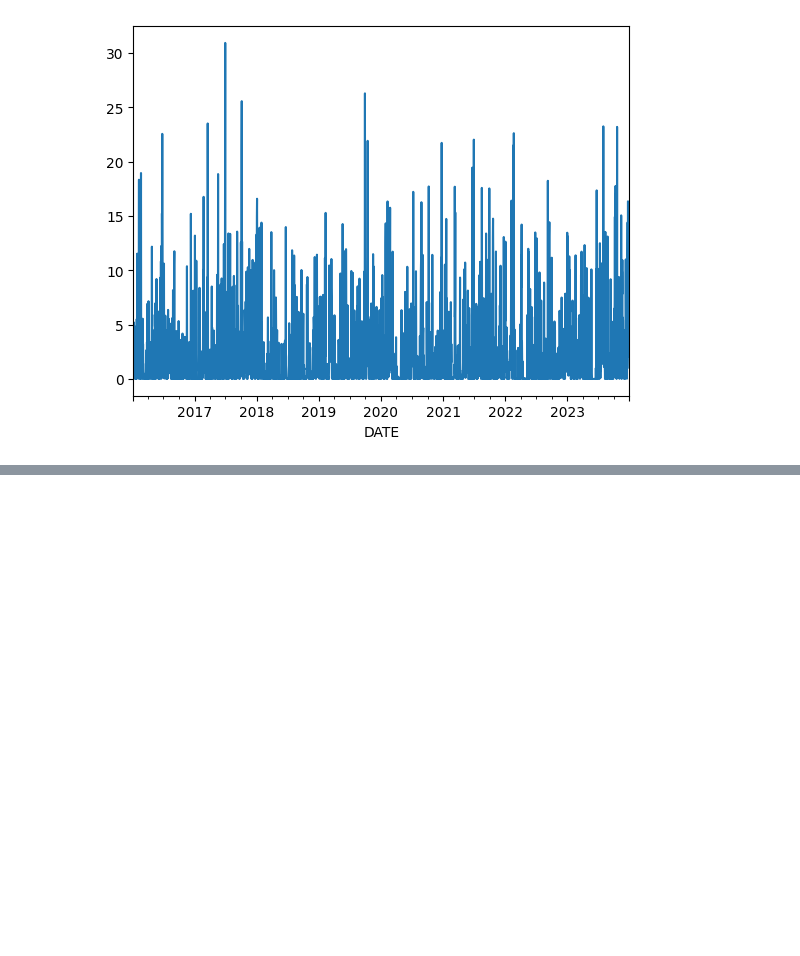
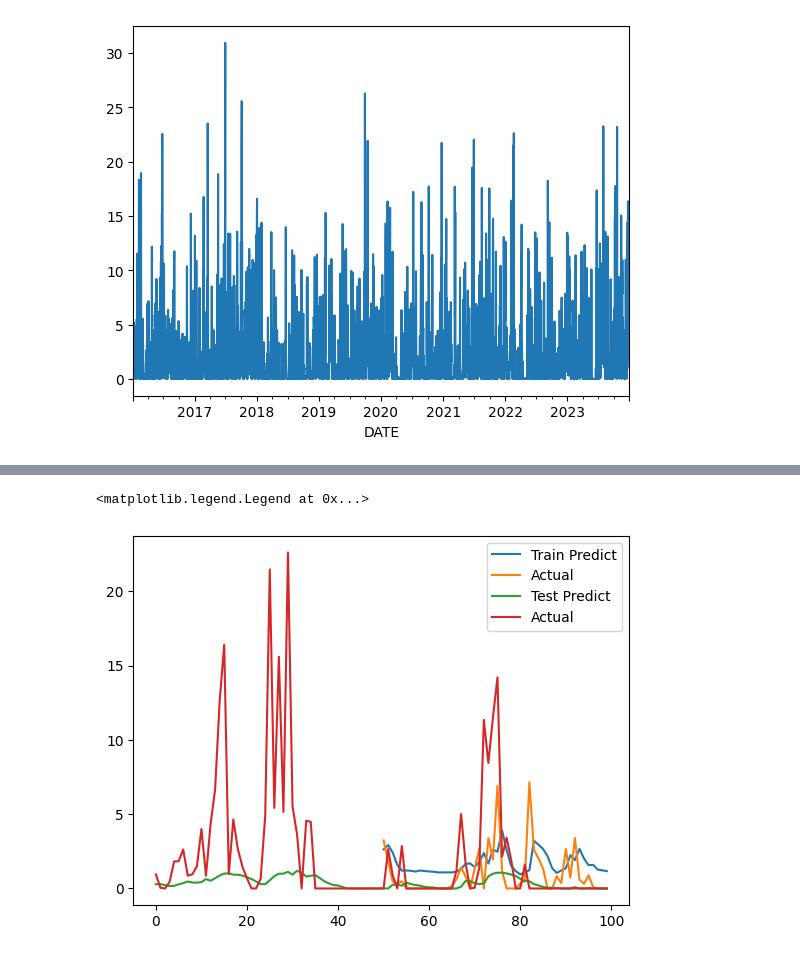
Before and after one commit to shizukuyu/machine-learning, a Jupyter notebook: germany_3.ipynb, the cells around one changed output, grey strips where cells are left out. Cells and saved outputs as stored; diff of their text form; code cells hidden in the pictures; blank space fills up the shorter version.

```diff
--- a/germany_3.ipynb
+++ b/germany_3.ipynb
@@ -720,3 +724,6 @@ result.plot()
 ### Time Series Prediction
 # %% [markdown]
 #### LSTM
+# %%
+df = pd.read_csv('daymean.csv',index_col='DATE')
+df
@@ -870,0 +852,12 @@ plot_predictions1(model4, X2_test, y2_test)
+# %%
+plt.plot(train_results['Train Predictions'][50:100],label='Train Predict')
+plt.plot(train_results['Actuals'][50:100],label='Actual')
+plt.legend()
+
+test_predictions = model1.predict(X_test1).flatten()
+test_results = pd.DataFrame(data={'Test Predictions':test_predictions, 'Actuals':y_test1})
+test_results
+plt.plot(test_results['Test Predictions'][:100],label='Test Predict')
+plt.plot(test_results['Actuals'][:100],label='Actual')
+plt.legend()
+# %% [output]
@@ -870,0 +865,2 @@ plot_predictions1(model4, X2_test, y2_test)
+<matplotlib.legend.Legend at 0x...>
+[figure, added]
```
Also changed, not shown: parts of 32 cells of this notebook.
